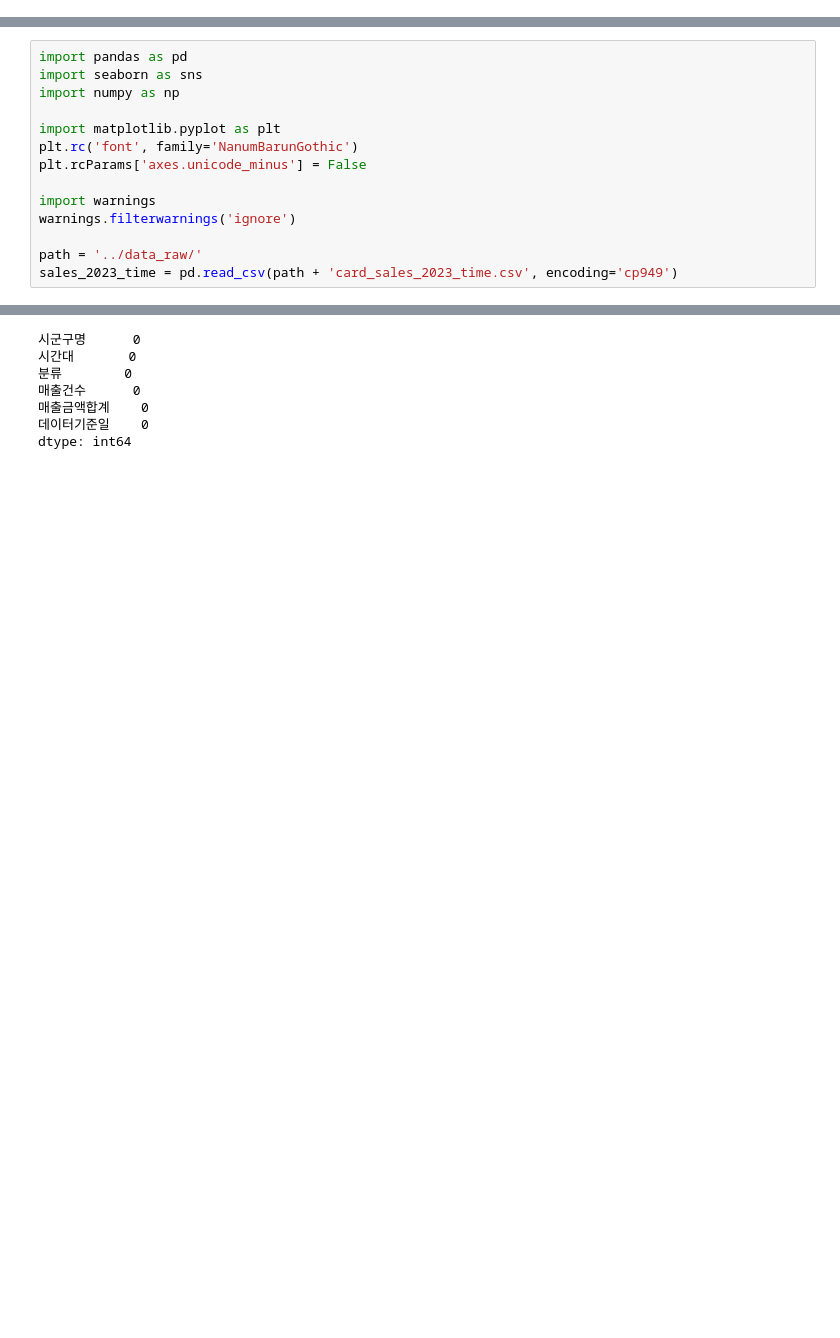
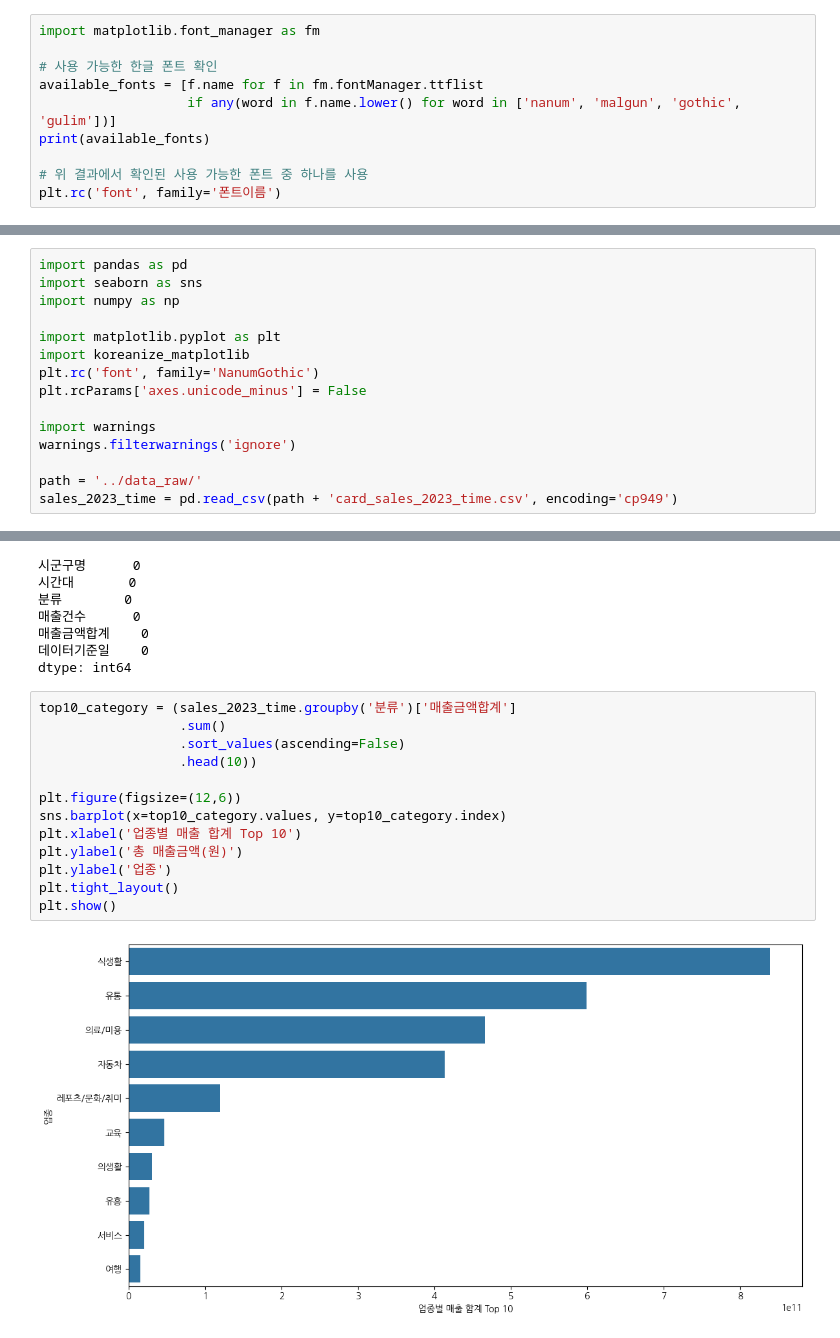
Before and after one commit to JJOK97/gyeongnam-data-finance-analysis, a Jupyter notebook: notebooks/sales_2023_time.ipynb, the cells around one changed output, grey strips where cells are left out. Drawn from its saved outputs; the diff is of its cells as text; blank space fills up the shorter version.

```diff
--- a/notebooks/sales_2023_time.ipynb
+++ b/notebooks/sales_2023_time.ipynb
@@ -11,0 +30,10 @@
+# %%
+import matplotlib.font_manager as fm
+
+# 사용 가능한 한글 폰트 확인
+available_fonts = [f.name for f in fm.fontManager.ttflist
+                   if any(word in f.name.lower() for word in ['nanum', 'malgun', 'gothic', 'gulim'])]
+print(available_fonts)
+
+# 위 결과에서 확인된 사용 가능한 폰트 중 하나를 사용
+plt.rc('font', family='폰트이름')
@@ -15,7 +45,8 @@ import seaborn as sns
 import numpy as np
 
 import matplotlib.pyplot as plt
-plt.rc('font', family='NanumBarunGothic')
+import koreanize_matplotlib
+plt.rc('font', family='NanumGothic')
 plt.rcParams['axes.unicode_minus'] = False
 
 import warnings
@@ -69,3 +100,18 @@ sales_2023_time.isnull().sum()
 매출금액합계    0
 데이터기준일    0
 dtype: int64
+# %%
+top10_category = (sales_2023_time.groupby('분류')['매출금액합계']
+                  .sum()
+                  .sort_values(ascending=False)
+                  .head(10))
+
+plt.figure(figsize=(12,6))
+sns.barplot(x=top10_category.values, y=top10_category.index)
+plt.xlabel('업종별 매출 합계 Top 10')
+plt.ylabel('총 매출금액(원)')
+plt.ylabel('업종')
+plt.tight_layout()
+plt.show()
+# %% [output]
+[figure, added]
```
Also changed, not shown: parts of 4 cells of this notebook, 8 other files.
